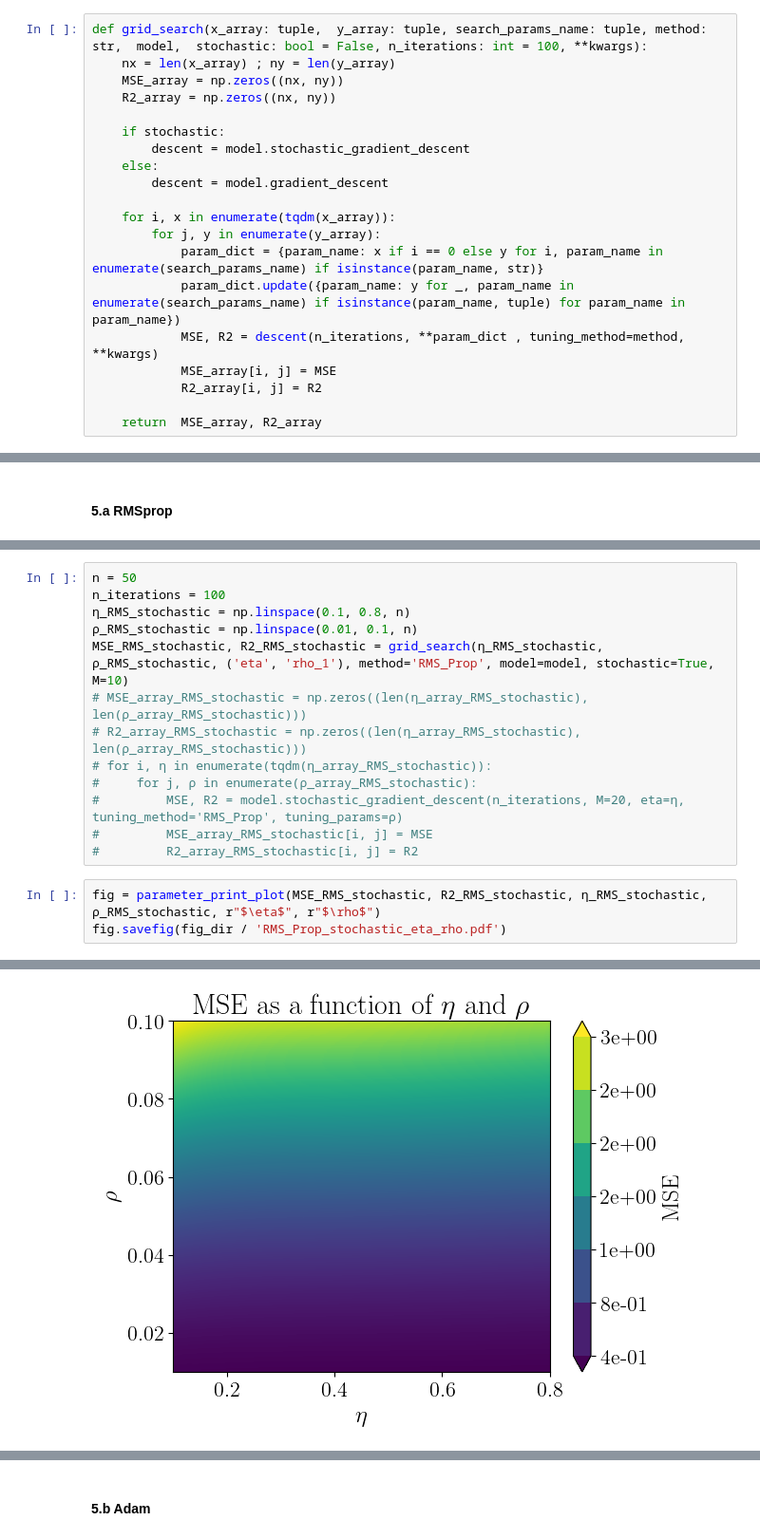
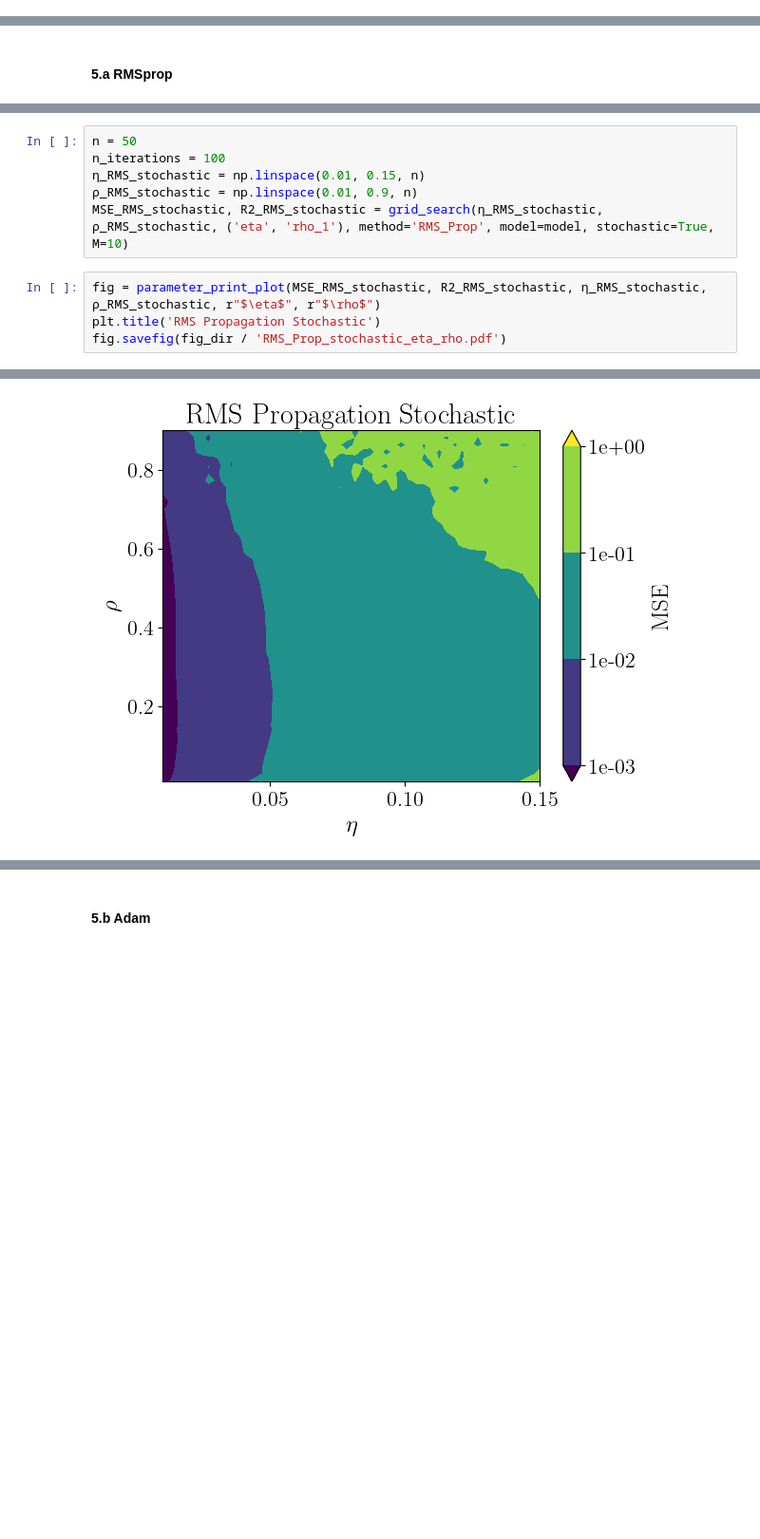
Before and after one commit to Oskar-Idland/FYS-STK4155-Projects, a Jupyter notebook: Project_2/src/regression_anal.ipynb, the cells around one changed output, grey strips where cells are left out. Shown: that part at 95% size. Saved outputs shown, nothing was run; the diff lists cells and outputs as text; blank space fills up the shorter version.

```diff
--- a/Project_2/src/regression_anal.ipynb
+++ b/Project_2/src/regression_anal.ipynb
@@ -84,23 +75,3 @@ Optimal learning rate:  2.456e-01
 - It stabilizes right before  0.25, and increases sharply thereafter.
 # %% [markdown]
 ### 2. Add momentum to the plain GD code and compare convergence with a fixed learning rate (you may need to tune the learning rate). Keep using the analytical expression for the gradient.
-# %%
-def grid_search(x_array: tuple,  y_array: tuple, search_params_name: tuple, method: str,  model,  stochastic: bool = False, n_iterations: int = 100, **kwargs):
-    nx = len(x_array) ; ny = len(y_array)
-    MSE_array = np.zeros((nx, ny))
-    R2_array = np.zeros((nx, ny))
-
-    if stochastic:
-        descent = model.stochastic_gradient_descent
-    else:
-        descent = model.gradient_descent
-
-    for i, x in enumerate(tqdm(x_array)):
-        for j, y in enumerate(y_array):
-            param_dict = {param_name: x if i == 0 else y for i, param_name in enumerate(search_params_name) if isinstance(param_name, str)}
-            param_dict.update({param_name: y for _, param_name in enumerate(search_params_name) if isinstance(param_name, tuple) for param_name in param_name})
-            MSE, R2 = descent(n_iterations, **param_dict , tuning_method=method, **kwargs)
-            MSE_array[i, j] = MSE
-            R2_array[i, j] = R2
-
-    return  MSE_array, R2_array
@@ -359,17 +235,11 @@ Optimal ρ for R2:  1.633e-04
 # %%
 n = 50
 n_iterations = 100
-η_RMS_stochastic = np.linspace(0.1, 0.8, n)
-ρ_RMS_stochastic = np.linspace(0.01, 0.1, n)
+η_RMS_stochastic = np.linspace(0.01, 0.15, n)
+ρ_RMS_stochastic = np.linspace(0.01, 0.9, n)
 MSE_RMS_stochastic, R2_RMS_stochastic = grid_search(η_RMS_stochastic, ρ_RMS_stochastic, ('eta', 'rho_1'), method='RMS_Prop', model=model, stochastic=True, M=10)
-# MSE_array_RMS_stochastic = np.zeros((len(η_array_RMS_stochastic), len(ρ_array_RMS_stochastic)))
-# R2_array_RMS_stochastic = np.zeros((len(η_array_RMS_stochastic), len(ρ_array_RMS_stochastic)))
-# for i, η in enumerate(tqdm(η_array_RMS_stochastic)):
-#     for j, ρ in enumerate(ρ_array_RMS_stochastic):
-#         MSE, R2 = model.stochastic_gradient_descent(n_iterations, M=20, eta=η, tuning_method='RMS_Prop', tuning_params=ρ)
-#         MSE_array_RMS_stochastic[i, j] = MSE
-#         R2_array_RMS_stochastic[i, j] = R2
 # %%
 fig = parameter_print_plot(MSE_RMS_stochastic, R2_RMS_stochastic, η_RMS_stochastic, ρ_RMS_stochastic, r"$\eta$", r"$\rho$")
+plt.title('RMS Propagation Stochastic')
 fig.savefig(fig_dir / 'RMS_Prop_stochastic_eta_rho.pdf')
 # %% [output]
@@ -383 +253 @@ Optimal ρ for R2:  1.000e-02
-[figure, old version]
+[figure, new version]
```
Also changed, not shown: parts of 40 cells of this notebook, 16 other files.
